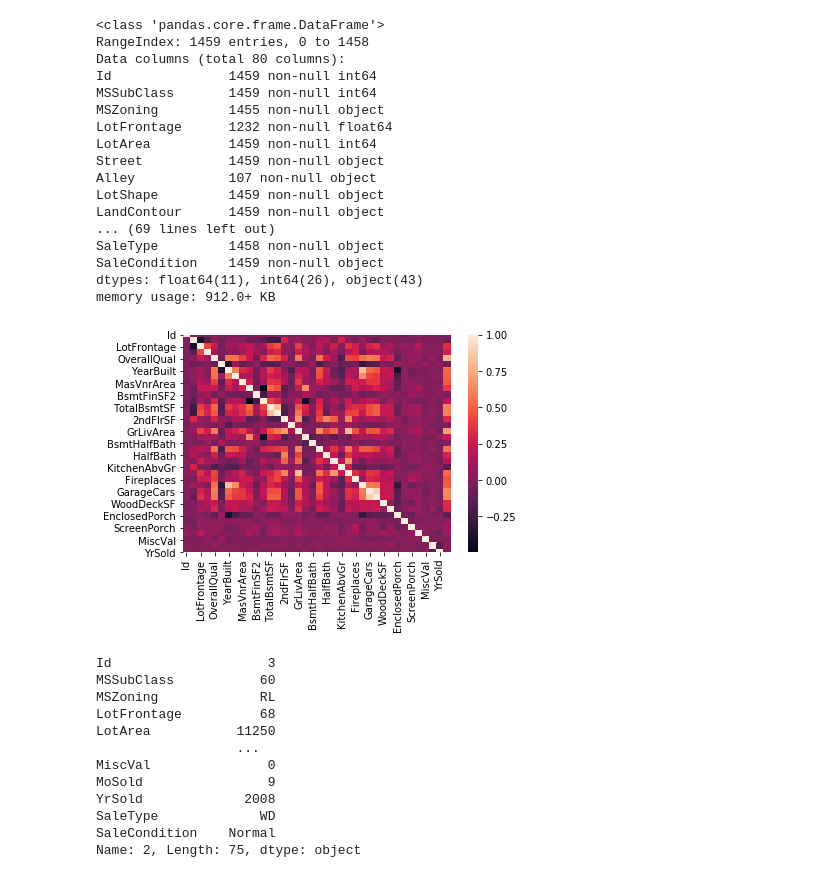
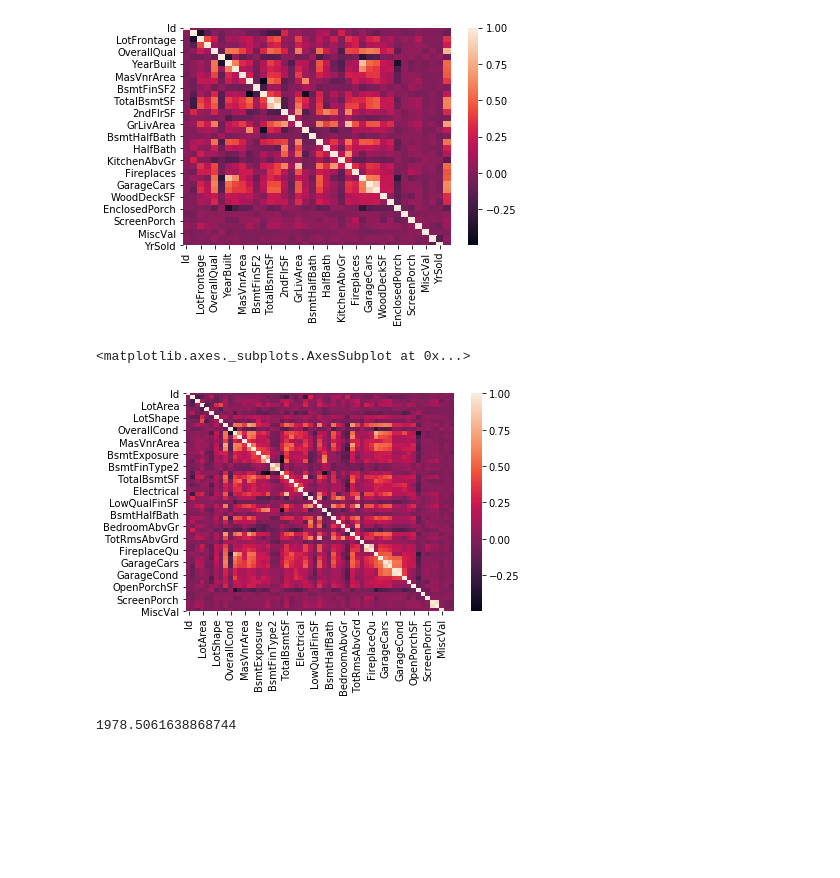
Before and after one commit to danielnflam/machineLearning, a Jupyter notebook: house_prices/regression.ipynb, the cells around one changed output. Cells and saved outputs as stored; diff of their text form; code cells hidden in the pictures; blank space fills up the shorter version.

```diff
--- a/house_prices/regression.ipynb
+++ b/house_prices/regression.ipynb
@@ -8,46 +8,13 @@ train = pd.read_csv('./data/train.csv')
 test = pd.read_csv('./data/test.csv')
 # %%
 sns.heatmap(train.corr())
-test.info()
-drop_cols = ['Alley', 'FireplaceQu','PoolQC','Fence','MiscFeature']
+drop_cols = ['Fence']
 y = train['SalePrice']
 train.drop(['SalePrice'],axis=1,inplace=True)
 # %% [output]
-<class 'pandas.core.frame.DataFrame'>
-RangeIndex: 1459 entries, 0 to 1458
-Data columns (total 80 columns):
-Id               1459 non-null int64
-MSSubClass       1459 non-null int64
-MSZoning         1455 non-null object
-LotFrontage      1232 non-null float64
-LotArea          1459 non-null int64
-Street           1459 non-null object
-Alley            107 non-null object
-LotShape         1459 non-null object
-LandContour      1459 non-null object
-... (69 lines left out)
-SaleType         1458 non-null object
-SaleCondition    1459 non-null object
-dtypes: float64(11), int64(26), object(43)
-memory usage: 912.0+ KB
 [figure]
 # %%
 # DROP Columns with lots of NaN
 all_datasets=[train , test]
 for dataset in all_datasets:
     dataset.drop(columns=drop_cols, inplace=True)
-# %%
-train.loc[2]
-# %% [output]
-Id                    3
-MSSubClass           60
-MSZoning             RL
-LotFrontage          68
-LotArea           11250
-                  ...
-MiscVal               0
-MoSold                9
-YrSold             2008
-SaleType             WD
-SaleCondition    Normal
-Name: 2, Length: 75, dtype: object
@@ -53,0 +105,9 @@ Name: 2, Length: 75, dtype: object
+# %%
+sns.heatmap(train.corr())
+# %% [output]
+<matplotlib.axes._subplots.AxesSubplot at 0x...>
+[figure, added]
+# %%
+train['GarageYrBlt'].mean()
+# %% [output]
+1978.5061638868744
```
Also changed, not shown: parts of 3 cells of this notebook.
